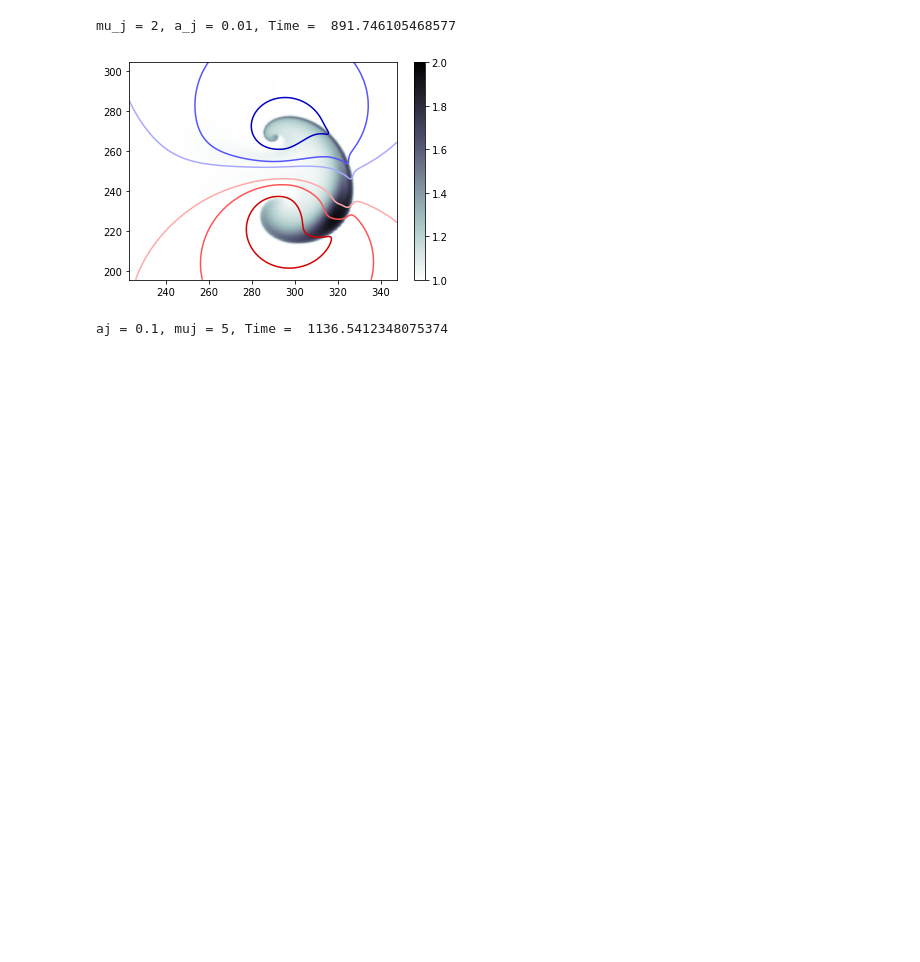
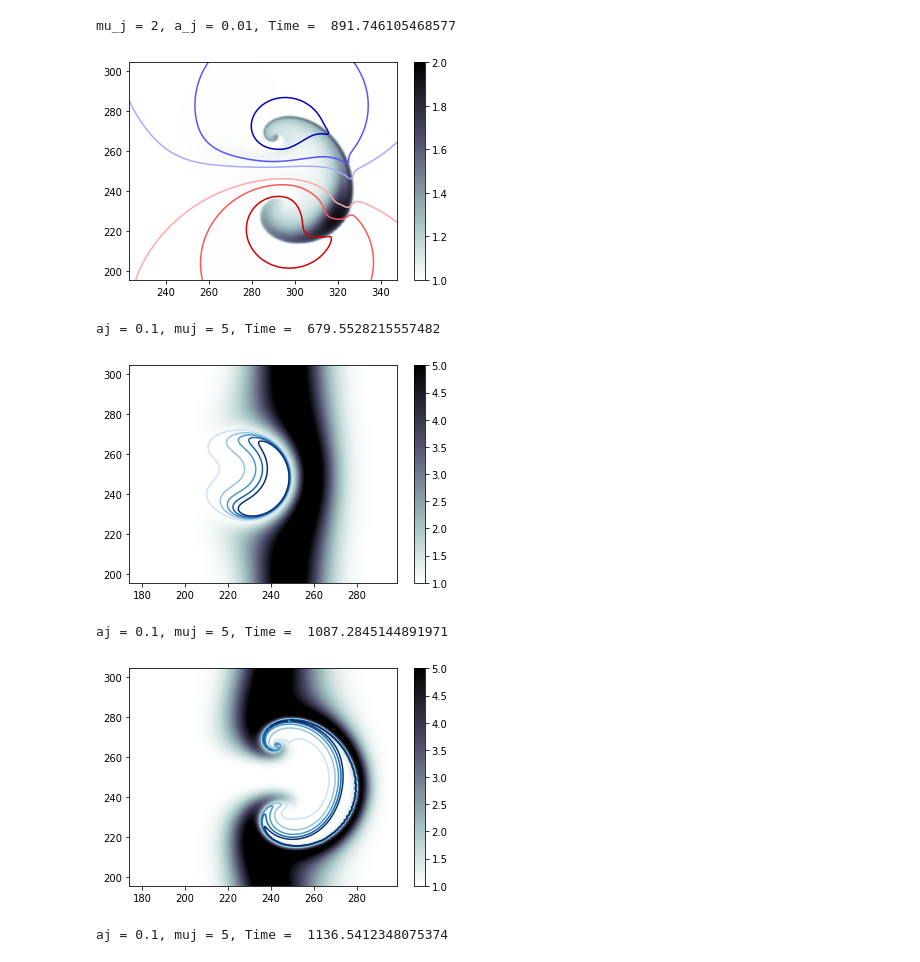
Before and after one commit to mwiesenberger/impurities, a Jupyter notebook: data-analysis.ipynb, the cells around one changed output. Cells and saved outputs as stored; diff of their text form; code cells hidden in the pictures; blank space fills up the shorter version.

Commit message:
Add correct Figure 5

```diff
--- a/data-analysis.ipynb
+++ b/data-analysis.ipynb
@@ -167,6 +167,34 @@ mu_j = 2, a_j = 0.01, Time =  557.3413159178606
 [figure]
 mu_j = 2, a_j = 0.01, Time =  891.746105468577
 [figure]
+# %%
+outfile = m.outfile(m.table()[0])
+ncin = Dataset( outfile, 'r', format="NETCDF4")
+xfi = 256+100
+xli = 1024-512+100
+yfi = 400
+yli = 1024-yfi
+for idx in [5,8] :
+    xc = ncin["xc"][yfi:yli,xfi:xli]
+    yc = ncin["yc"][yfi:yli,xfi:xli]
+    ni = ncin["n_i"][idx,yfi:yli,xfi:xli]
+    nj = ncin['n_j'][idx,yfi:yli,xfi:xli]
+    time = ncin["time"][:]
+    plt.figure(figsize=(6, 4))
+    plt.pcolormesh(xc,yc,nj,
+                   shading='gouraud',
+                   cmap = 'bone_r', vmin = 1.0, vmax = 5 )
+    plt.colorbar()
+    plt.contour( xc, yc, ni, levels = [1.1,1.2,1.3,1.4,1.5],
+                cmap = 'Blues',vmin=1, vmax=1.5) # range is [-3,3] approx
+
+    print( "aj = 0.1, muj = 5, Time = ", time[idx])
+    plt.show()
+# %% [output]
+aj = 0.1, muj = 5, Time =  679.5528215557482
+[figure, added]
+aj = 0.1, muj = 5, Time =  1087.2845144891971
+[figure, added]
 # %%
 m = simplesim.Manager( directory = 'caseB', filetype = 'nc')
 # %%
```
